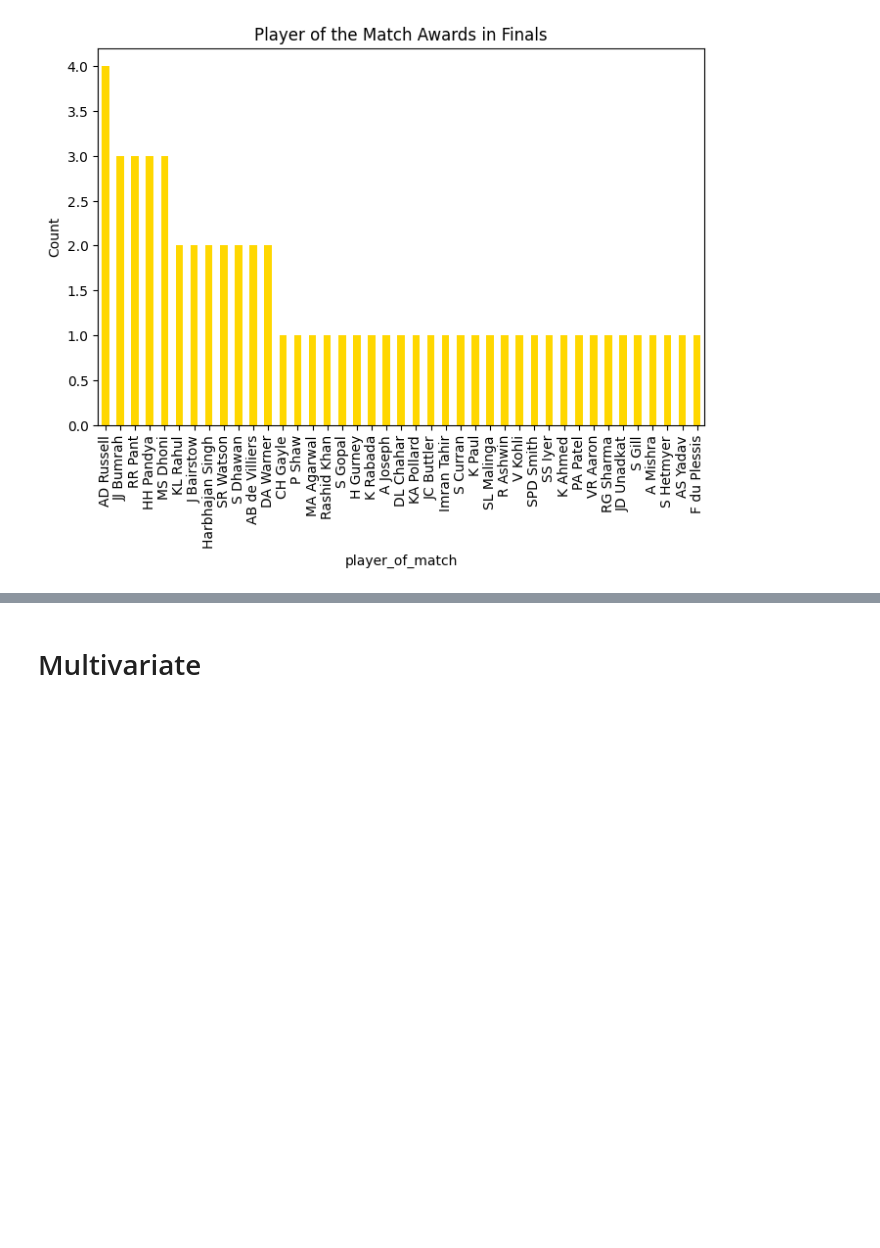
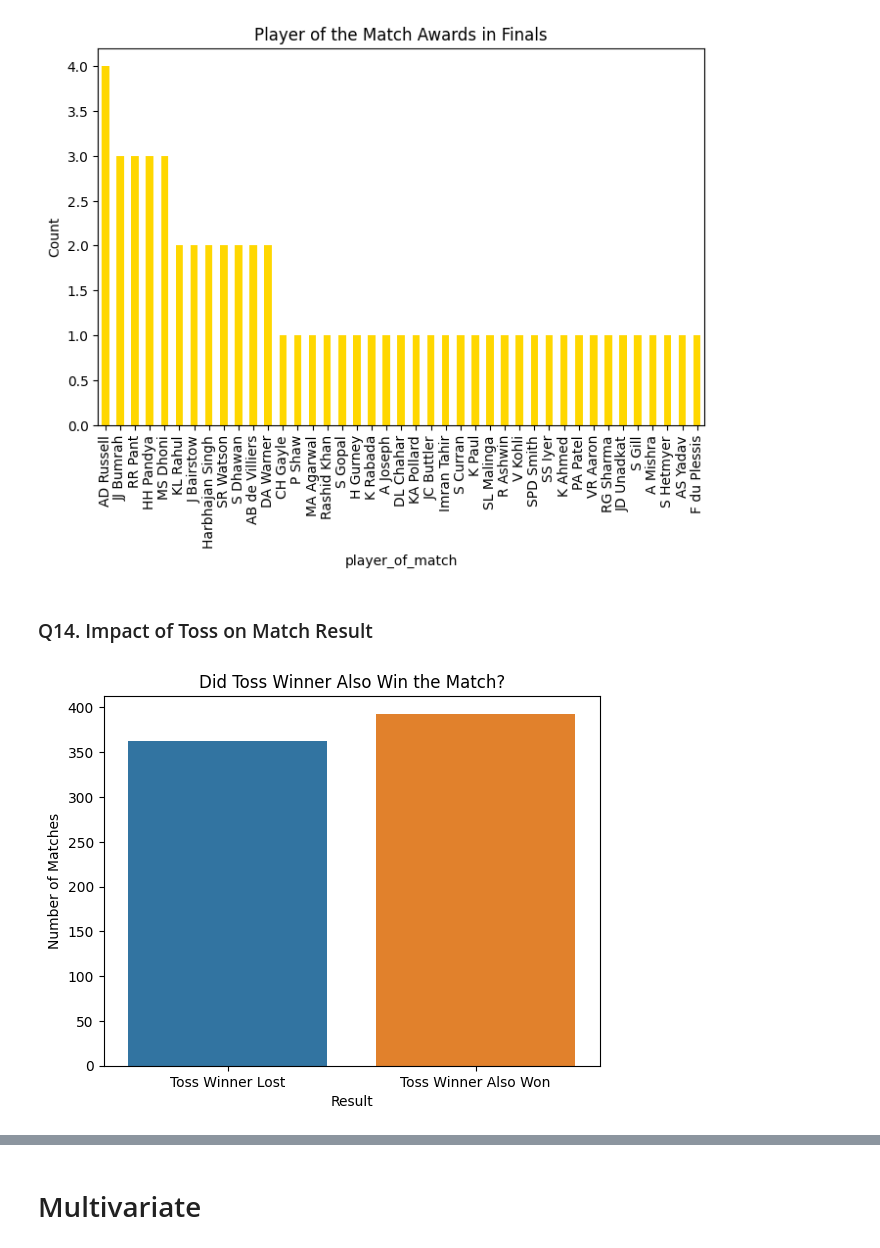
Before and after one commit to lukhi-laksh/Collage, a Jupyter notebook: Sem-1/Data Science/Project-1/Project_1.ipynb, the cells around one changed output, grey strips where cells are left out. Drawn from its saved outputs; the diff is of its cells as text; code cells hidden in the pictures; blank space fills up the shorter version.

```diff
--- a/Sem-1/Data Science/Project-1/Project_1.ipynb
+++ b/Sem-1/Data Science/Project-1/Project_1.ipynb
@@ -546,3 +546,17 @@ plt.savefig("1.png",  bbox_inches="tight", dpi = 300, transparent=True)
 plt.show()
 # %% [output]
 [figure]
+# %% [markdown]
+### Q14. Impact of Toss on Match Result
+# %%
+df['same'] = df['toss_winner'] == df['winner']
+df['toss_match_result'] = df['same'].map({True: 'Toss Winner Also Won', False: 'Toss Winner Lost'})
+
+sns.countplot(x='toss_match_result', data=df, hue='toss_match_result')
+plt.title("Did Toss Winner Also Win the Match?")
+plt.xlabel("Result")
+plt.ylabel("Number of Matches")
+plt.savefig("1.png", bbox_inches="tight", dpi = 300, transparent=True)
+plt.show()
+# %% [output]
+[figure, added]
```
Also changed, not shown: parts of 10 cells of this notebook, 2 other files.
